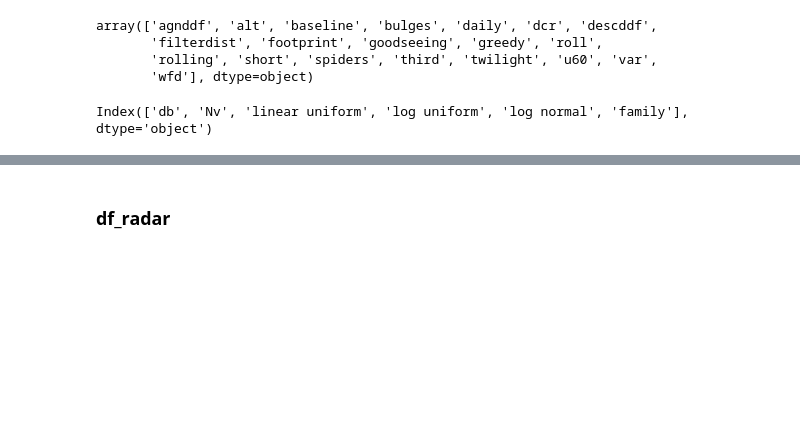
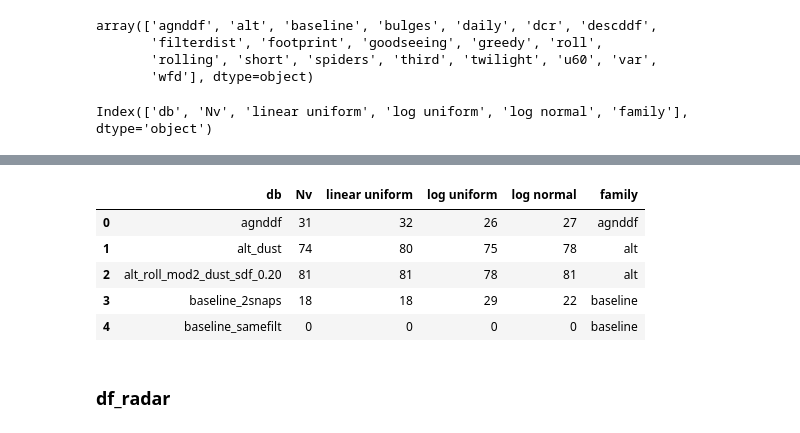
Before and after one commit to fedhere/LSSTunknowns, a Jupyter notebook: tdAnom/plot_radar_parallel.ipynb, the cells around one changed output, grey strips where cells are left out. Drawn from its saved outputs; the diff is of its cells as text; code cells hidden in the pictures; blank space fills up the shorter version.

Commit message:
add log uniform

```diff
--- a/tdAnom/plot_radar_parallel.ipynb
+++ b/tdAnom/plot_radar_parallel.ipynb
@@ -418,3 +418,12 @@ for i,c in enumerate( df_radar.family.unique() ):
+# %%
+df_radar[:5]
+# %% [output]
+|  | db | Nv | linear uniform | log uniform | log normal | family |
+| 0 | agnddf | 31 | 32 | 26 | 27 | agnddf |
+| 1 | alt_dust | 74 | 80 | 75 | 78 | alt |
+| 2 | alt_roll_mod2_dust_sdf_0.20 | 81 | 81 | 78 | 81 | alt |
+| 3 | baseline_2snaps | 18 | 18 | 29 | 22 | baseline |
+| 4 | baseline_samefilt | 0 | 0 | 0 | 0 | baseline |
 # %% [markdown]
 ### df_radar
 # %%
```
Also changed, not shown: parts of 1 cell of this notebook, 1 other file.
